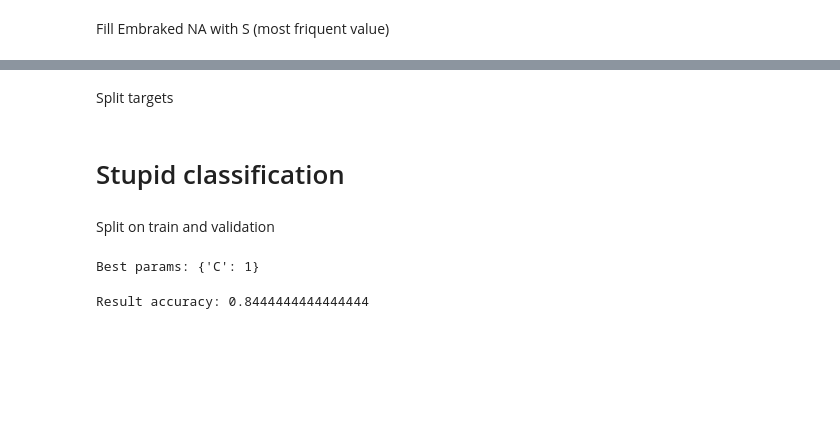
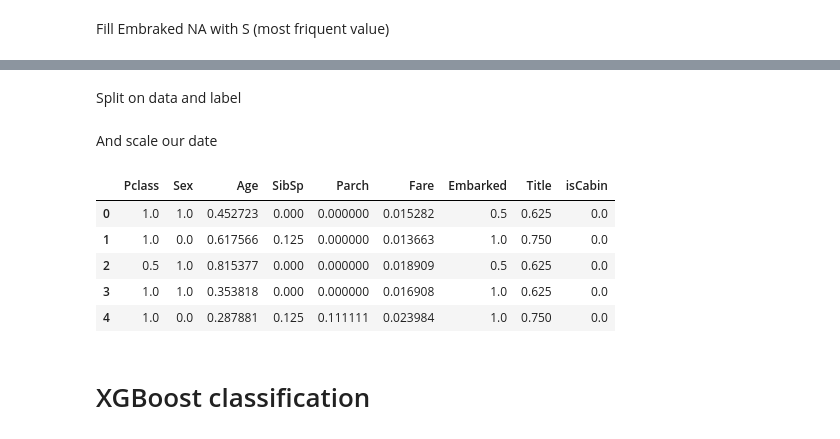
Before and after one commit to ivashnyov/Titanic-Kaggle, a Jupyter notebook: Titanic.ipynb, the cells around one changed output, grey strips where cells are left out. Saved outputs shown, nothing was run; the diff lists cells and outputs as text; code cells hidden in the pictures; blank space fills up the shorter version.

Commit message:
Final result

```diff
--- a/Titanic.ipynb
+++ b/Titanic.ipynb
@@ -139,23 +211,0 @@ For the first time wi will drop Cabin becasue of a lot of nans
-# %%
-train.drop("Cabin", axis=1, inplace=True)
-test.drop("Cabin", axis=1, inplace=True)
-# %%
-# get average, std, and number of NaN values in titanic_df
-average_age_titanic   = train["Age"].mean()
-std_age_titanic       = train["Age"].std()
-count_nan_age_titanic = train["Age"].isnull().sum()
-
-# get average, std, and number of NaN values in test_df
-average_age_test   = test["Age"].mean()
-std_age_test       = test["Age"].std()
-count_nan_age_test = test["Age"].isnull().sum()
-
-# generate random numbers between (mean - std) & (mean + std)
-rand_1 = np.random.randint(average_age_titanic - std_age_titanic, average_age_titanic + std_age_titanic, size = count_nan_age_titanic)
-rand_2 = np.random.randint(average_age_test - std_age_test, average_age_test + std_age_test, size = count_nan_age_test)
-
-train["Age"][np.isnan(train["Age"])] = rand_1
-test["Age"][np.isnan(test["Age"])] = rand_2
-
-train['Age'] = train['Age'].astype(int)
-test['Age'] = test['Age'].astype(int)
@@ -164,10 +212,24 @@ test["Fare"].fillna(test["Fare"].median(), inplace=True)
-# %% [markdown]
-Split targets
+# %% [markdown]
+Split on data and label
 # %%
-y_train = train["Survived"]
+labels = train["Survived"]
 
-x_train = train.drop(labels = ["Survived"],axis = 1)
+train = train.drop(labels = ["Survived"],axis = 1)
+# %% [markdown]
+And scale our date
+# %%
+scaler = MinMaxScaler()
+
+train = pd.DataFrame(scaler.fit_transform(train), columns=train.columns)
+test = pd.DataFrame(scaler.fit_transform(test), columns=test.columns)
+
+test.head()
+# %% [output]
+|  | Pclass | Sex | Age | SibSp | Parch | Fare | Embarked | Title | isCabin |
+| 0 | 1.0 | 1.0 | 0.452723 | 0.000 | 0.000000 | 0.015282 | 0.5 | 0.625 | 0.0 |
+| 1 | 1.0 | 0.0 | 0.617566 | 0.125 | 0.000000 | 0.013663 | 1.0 | 0.750 | 0.0 |
+| 2 | 0.5 | 1.0 | 0.815377 | 0.000 | 0.000000 | 0.018909 | 0.5 | 0.625 | 0.0 |
+| 3 | 1.0 | 1.0 | 0.353818 | 0.000 | 0.000000 | 0.016908 | 1.0 | 0.625 | 0.0 |
+| 4 | 1.0 | 0.0 | 0.287881 | 0.125 | 0.111111 | 0.023984 | 1.0 | 0.750 | 0.0 |
 # %% [markdown]
-# Stupid classification
+# XGBoost classification
-# %% [markdown]
-Split on train and validation
@@ -176,20 +236,3 @@ xx_train, x_val, yy_train, y_val = train_test_split(x_train, y_train, test_size=
-# %%
-parameters = {'C':[1, 10]}
-linear_clf = LinearSVC()
-
-opt_linear_clf = GridSearchCV(linear_clf, parameters, cv=5, scoring='accuracy')
-opt_linear_clf.fit(x_train, y_train)
-
-print("Best params:", opt_linear_clf.best_params_)
-# %% [output]
-Best params: {'C': 1}
-# %%
-prediction = opt_linear_clf.predict(x_val)
-linear_result = accuracy_score(y_val, prediction)
-
-print('Result accuracy:', linear_result)
-# %% [output]
-Result accuracy: 0.8444444444444444
 # %%
 def save_prediction(prediction, file_name):
     pd.DataFrame({"PassengerId":list(range(892, 1310)),"Survived":prediction}).to_csv(file_name,
```
Also changed, not shown: parts of 41 cells of this notebook, 1 other file.
